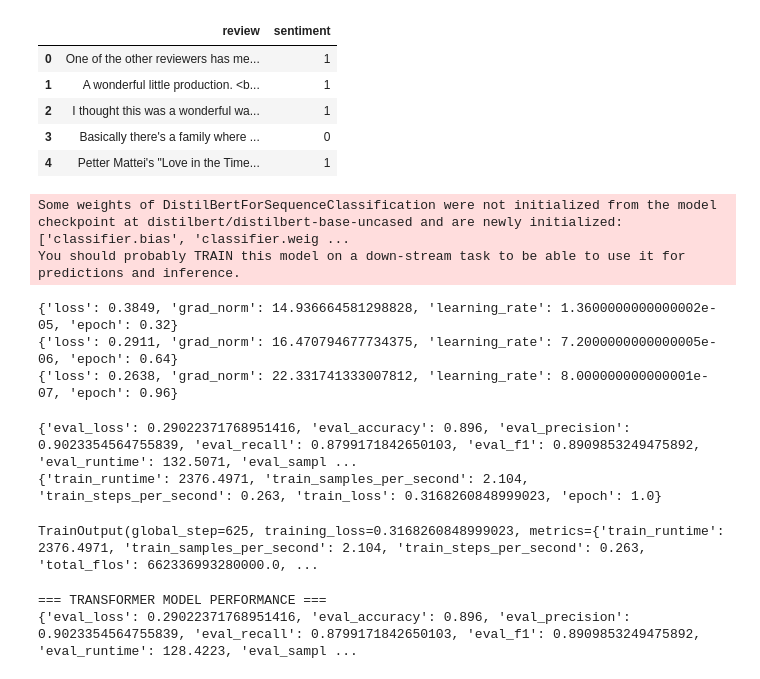
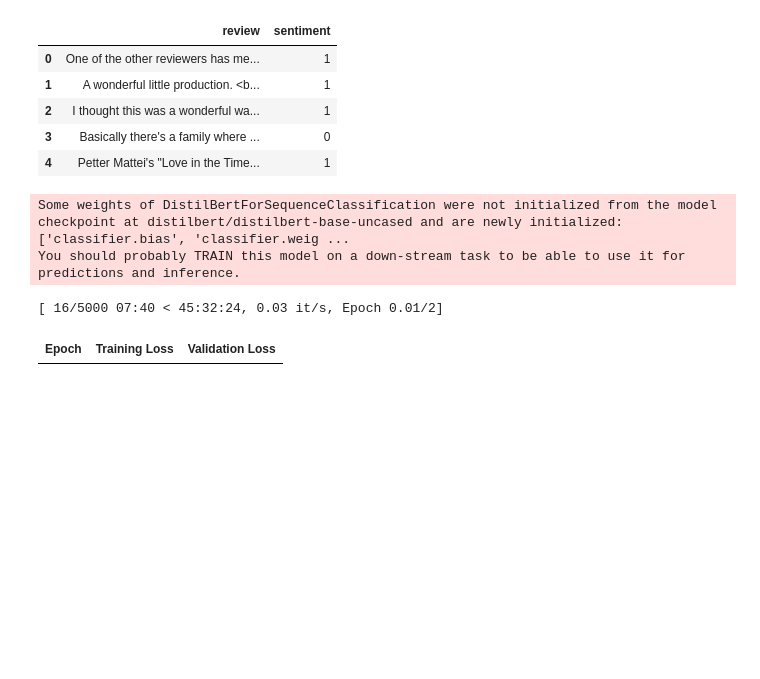
Before and after one commit to RyuHitori/Transformers-for-Machine-Translation-or-Classification, a Jupyter notebook: Q2.ipynb, the cells around one changed output. Saved outputs shown, nothing was run; the diff lists cells and outputs as text; code cells hidden in the pictures; blank space fills up the shorter version.

```diff
--- a/Q2.ipynb
+++ b/Q2.ipynb
@@ -87,47 +87,29 @@ eval_dataset = eval_dataset.remove_columns(["sentiment"])
 # %%
 from transformers import TrainingArguments, Trainer
 
-tokenizer.model_max_length = 128
-train_dataset = train_dataset.shuffle(seed=42).select(range(5000))
-eval_dataset = eval_dataset.shuffle(seed=42).select(range(1000))
 training_args = TrainingArguments(
-    #output_dir="./sentiment_output",
     learning_rate=2e-5,
-    per_device_train_batch_size=8,
-    per_device_eval_batch_size=8,
-    num_train_epochs=1,
+    per_device_train_batch_size=16,
+    per_device_eval_batch_size=16,
+    num_train_epochs=2,
     weight_decay=0.01,
     eval_strategy="epoch",
     save_strategy="epoch",
     load_best_model_at_end=True,
-    logging_steps=200,
-    dataloader_num_workers=2,
     push_to_hub=False,
 )
 
 trainer = Trainer(
     model=model,
     args=training_args,
     train_dataset=train_dataset,
     eval_dataset=eval_dataset,
     tokenizer=tokenizer,
     data_collator=data_collator,
     compute_metrics=compute_metrics,
 )
 
 trainer.train()
 # %% [output]
-{'loss': 0.3849, 'grad_norm': 14.936664581298828, 'learning_rate': 1.3600000000000002e-05, 'epoch': 0.32}
-{'loss': 0.2911, 'grad_norm': 16.470794677734375, 'learning_rate': 7.2000000000000005e-06, 'epoch': 0.64}
-{'loss': 0.2638, 'grad_norm': 22.331741333007812, 'learning_rate': 8.000000000000001e-07, 'epoch': 0.96}
+[ 16/5000 07:40 < 45:32:24, 0.03 it/s, Epoch 0.01/2]
-{'eval_loss': 0.29022371768951416, 'eval_accuracy': 0.896, 'eval_precision': 0.9023354564755839, 'eval_recall': 0.8799171842650103, 'eval_f1': 0.8909853249475892, 'eval_runtime': 132.5071, 'eval_sampl ...
-{'train_runtime': 2376.4971, 'train_samples_per_second': 2.104, 'train_steps_per_second': 0.263, 'train_loss': 0.3168260848999023, 'epoch': 1.0}
-TrainOutput(global_step=625, training_loss=0.3168260848999023, metrics={'train_runtime': 2376.4971, 'train_samples_per_second': 2.104, 'train_steps_per_second': 0.263, 'total_flos': 662336993280000.0, ...
+| Epoch | Training Loss | Validation Loss |
-# %%
-#EVALUATE MODEL ON TEST SET
-eval_results = trainer.evaluate()
-print("\n=== TRANSFORMER MODEL PERFORMANCE ===")
-print(eval_results)
-# %% [output]
-=== TRANSFORMER MODEL PERFORMANCE ===
-{'eval_loss': 0.29022371768951416, 'eval_accuracy': 0.896, 'eval_precision': 0.9023354564755839, 'eval_recall': 0.8799171842650103, 'eval_f1': 0.8909853249475892, 'eval_runtime': 128.4223, 'eval_sampl ...
```
Also changed, not shown: parts of 7 cells of this notebook, 3 other files.
